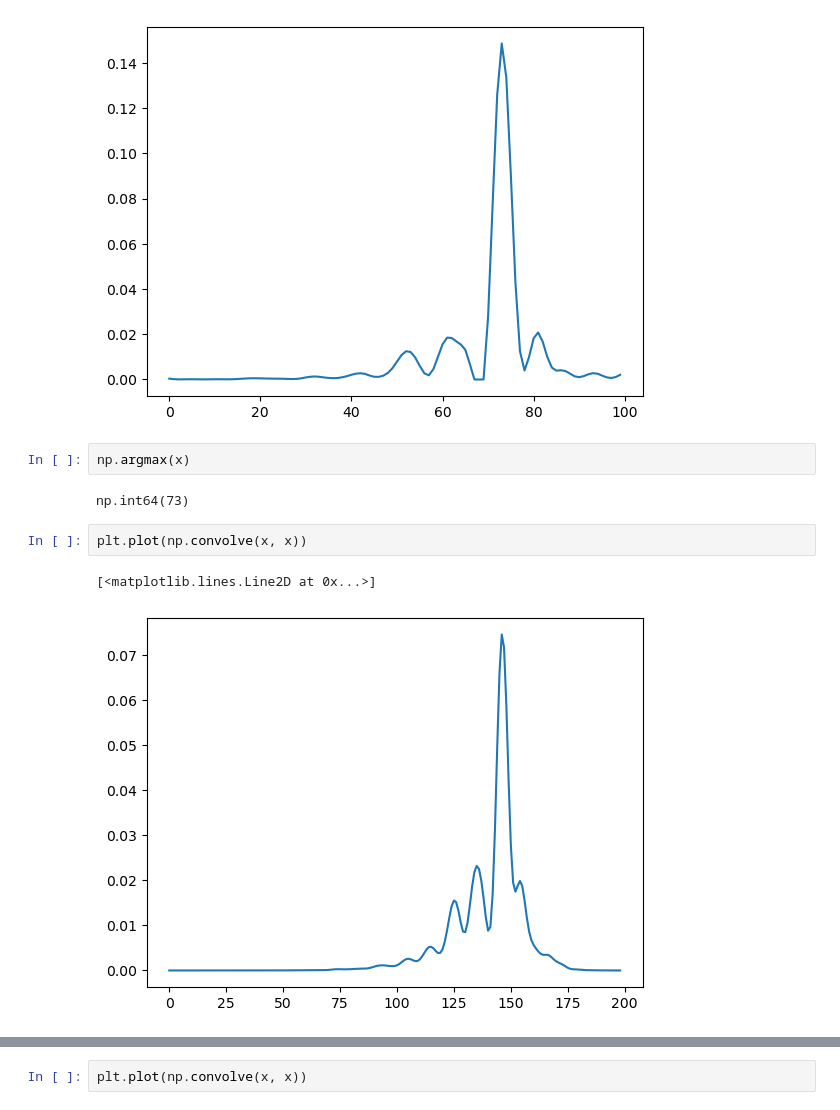
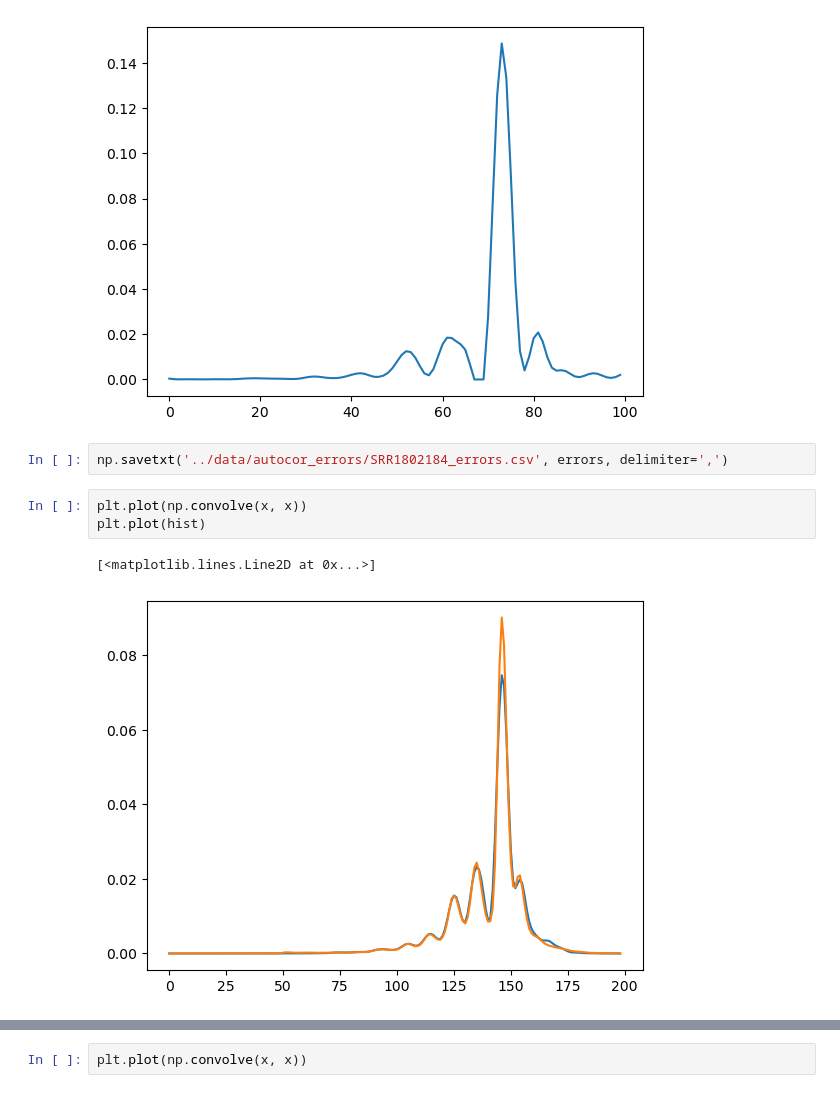
Before and after one commit to intbio/NucDPosIT, a Jupyter notebook: notebooks/fit_exo.ipynb, the cells around one changed output, grey strips where cells are left out. Drawn from its saved outputs; the diff is of its cells as text.

```diff
--- a/notebooks/fit_exo.ipynb
+++ b/notebooks/fit_exo.ipynb
@@ -79,11 +79,10 @@ plt.plot(x)
 [<matplotlib.lines.Line2D at 0x...>]
 [figure]
 # %%
-np.argmax(x)
+np.savetxt('../data/autocor_errors/SRR1802184_errors.csv', errors, delimiter=',')
-# %% [output]
-np.int64(73)
 # %%
 plt.plot(np.convolve(x, x))
+plt.plot(hist)
 # %% [output]
 [<matplotlib.lines.Line2D at 0x...>]
-[figure, old version]
+[figure, new version]
```
Also changed, not shown: parts of 47 cells of this notebook, 17 other files.
